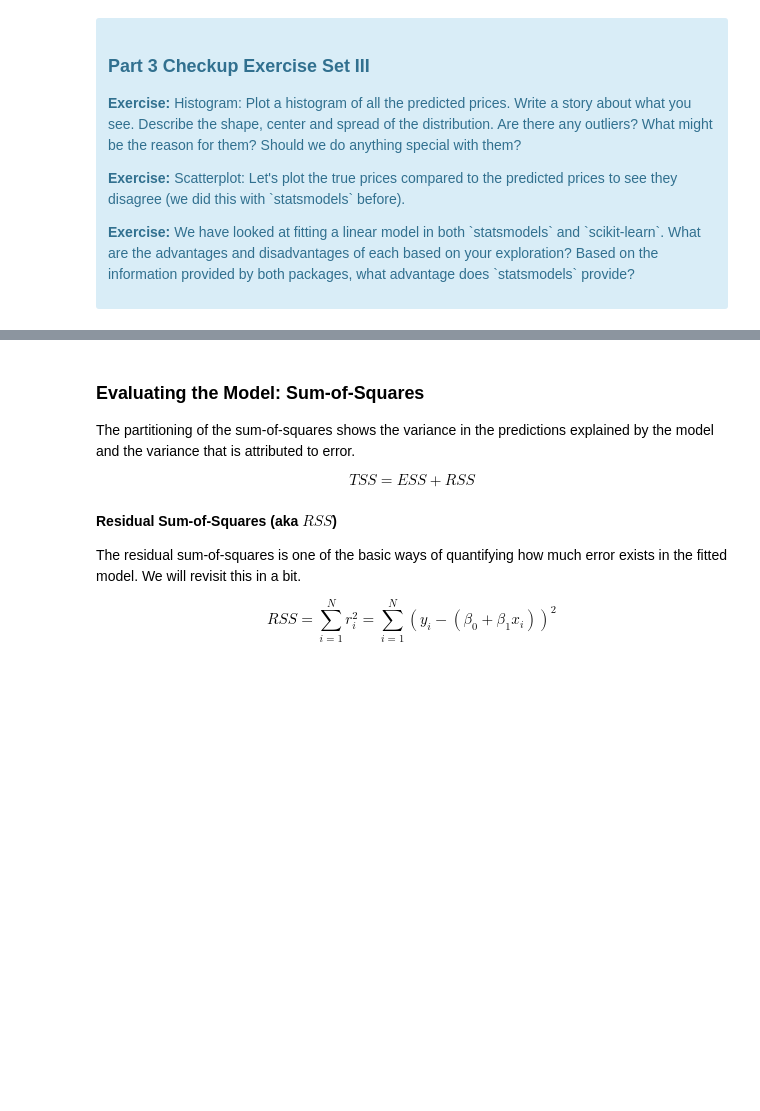
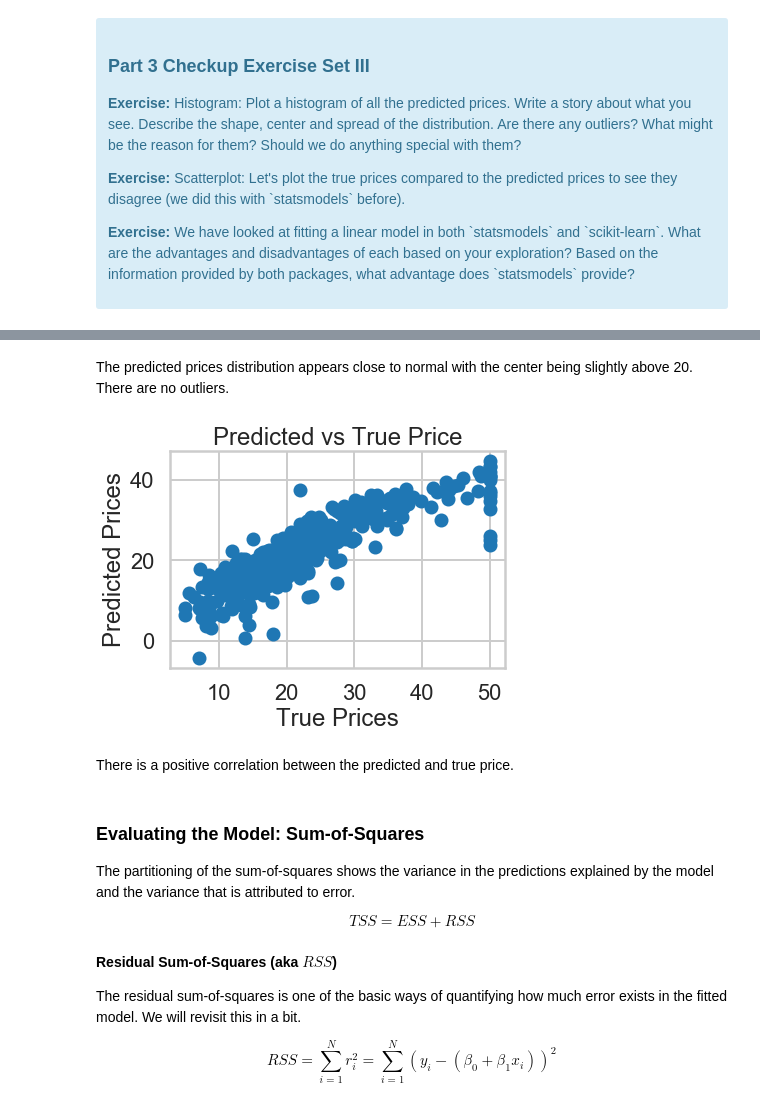
Before and after one commit to annafin/Springboard-Data-Science, a Jupyter notebook: unit_10_machine_learning/linear_regression/mini_project_linear_regression.ipynb, the cells around one changed output, grey strips where cells are left out. Saved outputs shown, nothing was run; the diff lists cells and outputs as text; code cells hidden in the pictures; blank space fills up the shorter version.

```diff
--- a/unit_10_machine_learning/linear_regression/mini_project_linear_regression.ipynb
+++ b/unit_10_machine_learning/linear_regression/mini_project_linear_regression.ipynb
@@ -557,3 +588,15 @@ lm.predict(X)[0:5]
+# %% [markdown]
+The predicted prices distribution appears close to normal with the center being slightly above 20. There are no outliers.
+# %%
+plt.scatter(bos.PRICE, lm.predict(X))
+plt.xlabel('True Prices')
+plt.ylabel('Predicted Prices')
+plt.title('Predicted vs True Price')
+plt.show()
+# %% [output]
+[figure, added]
+# %% [markdown]
+There is a positive correlation between the predicted and true price.
 # %% [markdown]
 ### Evaluating the Model: Sum-of-Squares
 
```
Also changed, not shown: parts of 17 cells of this notebook.
